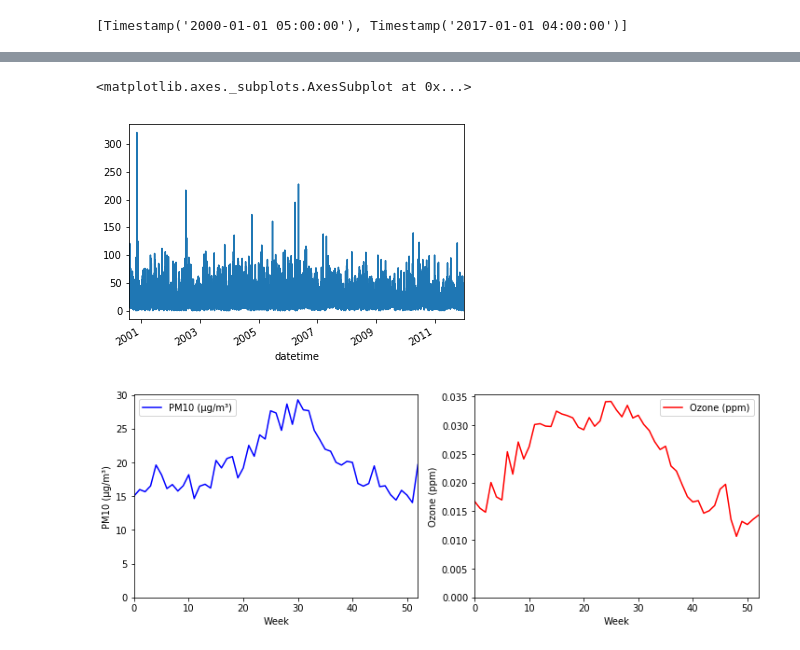
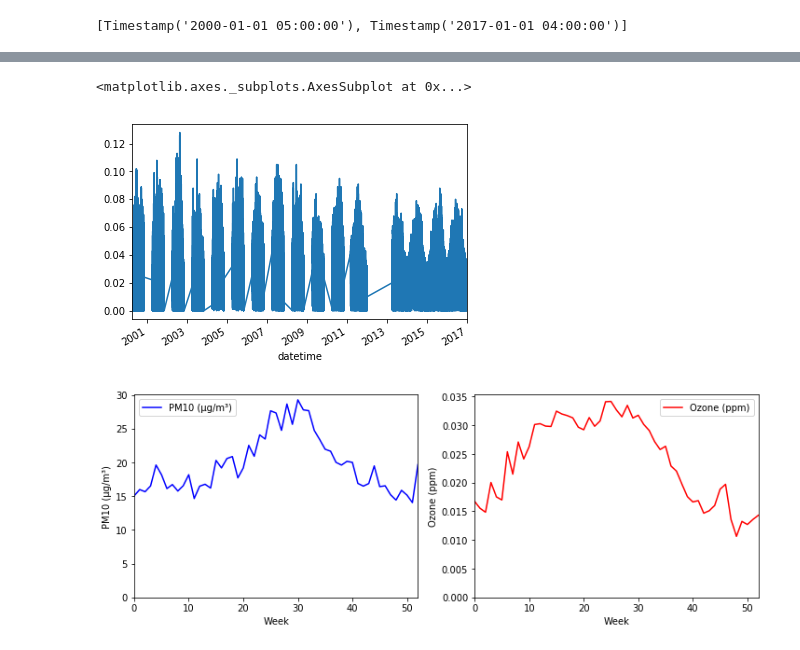
Before and after one commit to DuncanDHall/EAS-air-quality, a Jupyter notebook: exploration_v3.ipynb, the cells around one changed output, grey strips where cells are left out. Saved outputs shown, nothing was run; the diff lists cells and outputs as text; code cells hidden in the pictures.

```diff
--- a/exploration_v3.ipynb
+++ b/exploration_v3.ipynb
@@ -54,10 +54,10 @@ df.describe()
 | 75% | 1.000000 | 10.0 | 60.0 | 14.000000 | 0.0 | 3.000000 | 4.024699e+01 | -7.684699e+01 | 125.0 | 100.000000 | ... |
 | max | 1.000000 | 10.0 | 60.0 | 321.000000 | 0.0 | 5.000000 | 4.024699e+01 | -7.684699e+01 | 125.0 | 170.000000 | ... |
 # %%
-df[df.parameter==PM10].value.plot()
+df[df.parameter==O3].value.plot()
 # %% [output]
 <matplotlib.axes._subplots.AxesSubplot at 0x...>
-[figure, old version]
+[figure, new version]
 # %%
 df['doy']=df.index.dayofyear
 df['woy']=(df.doy/7).astype(int)
```
Also changed, not shown: parts of 2 cells of this notebook, 1 other file.
